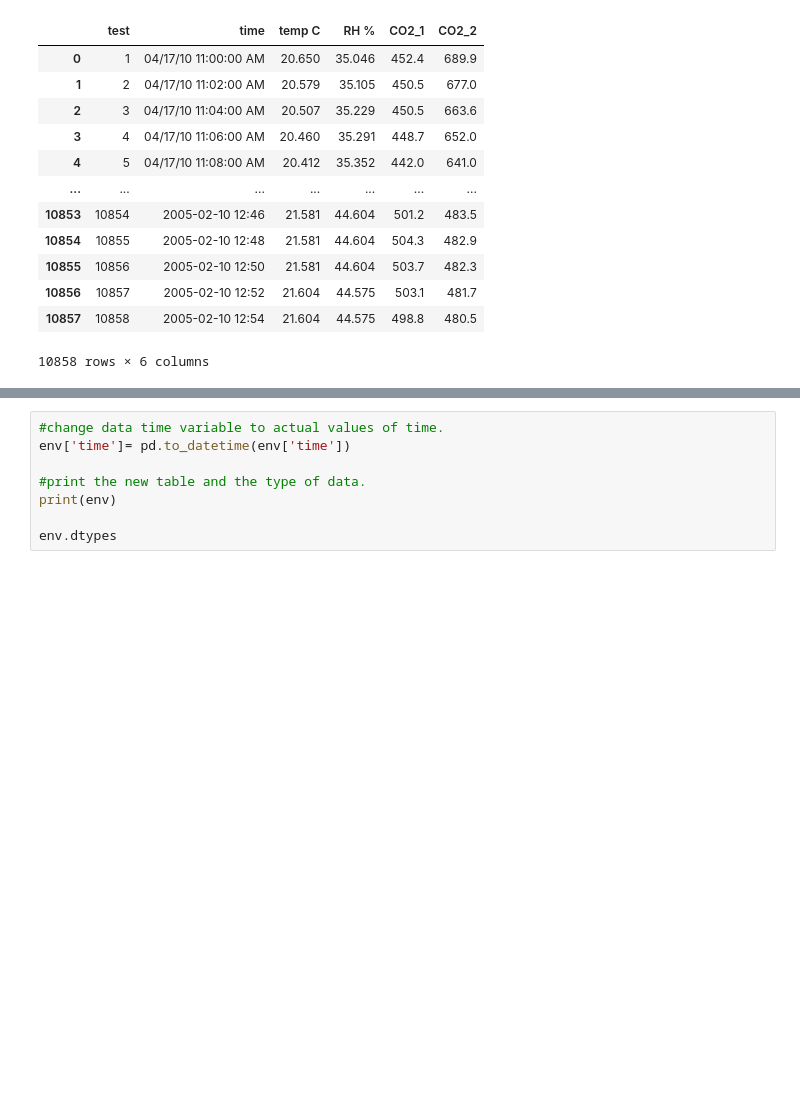
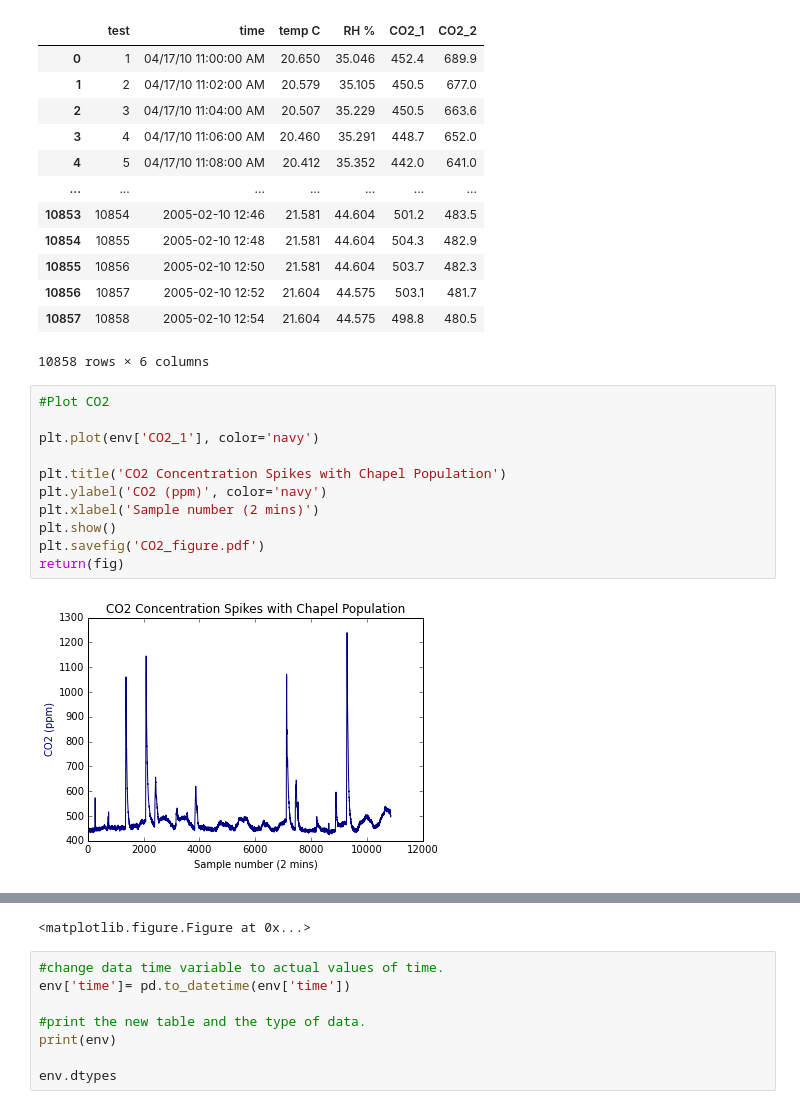
Before and after one commit to taliamo/Final_Project, a Jupyter notebook: organ_pitch/Scripts/upload_env_data.ipynb, the cells around one changed output, grey strips where cells are left out. Cells and saved outputs as stored; diff of their text form; blank space fills up the shorter version.

```diff
--- a/organ_pitch/Scripts/upload_env_data.ipynb
+++ b/organ_pitch/Scripts/upload_env_data.ipynb
@@ -63,3 +63,16 @@ env
 | 10856 | 10857 | 2005-02-10 12:52 | 21.604 | 44.575 | 503.1 | 481.7 |
 | 10857 | 10858 | 2005-02-10 12:54 | 21.604 | 44.575 | 498.8 | 480.5 |
 10858 rows × 6 columns
+# %%
+#Plot CO2
+
+plt.plot(env['CO2_1'], color='navy')
+
+plt.title('CO2 Concentration Spikes with Chapel Population')
+plt.ylabel('CO2 (ppm)', color='navy')
+plt.xlabel('Sample number (2 mins)')
+plt.show()
+plt.savefig('CO2_figure.pdf')
+return(fig)
+# %% [output]
+[figure, added]
@@ -66,3 +80,4 @@ env
+<matplotlib.figure.Figure at 0x...>
 # %%
 #change data time variable to actual values of time.
 env['time']= pd.to_datetime(env['time'])
```
Also changed, not shown: parts of 1 cell of this notebook, 2 other files.
